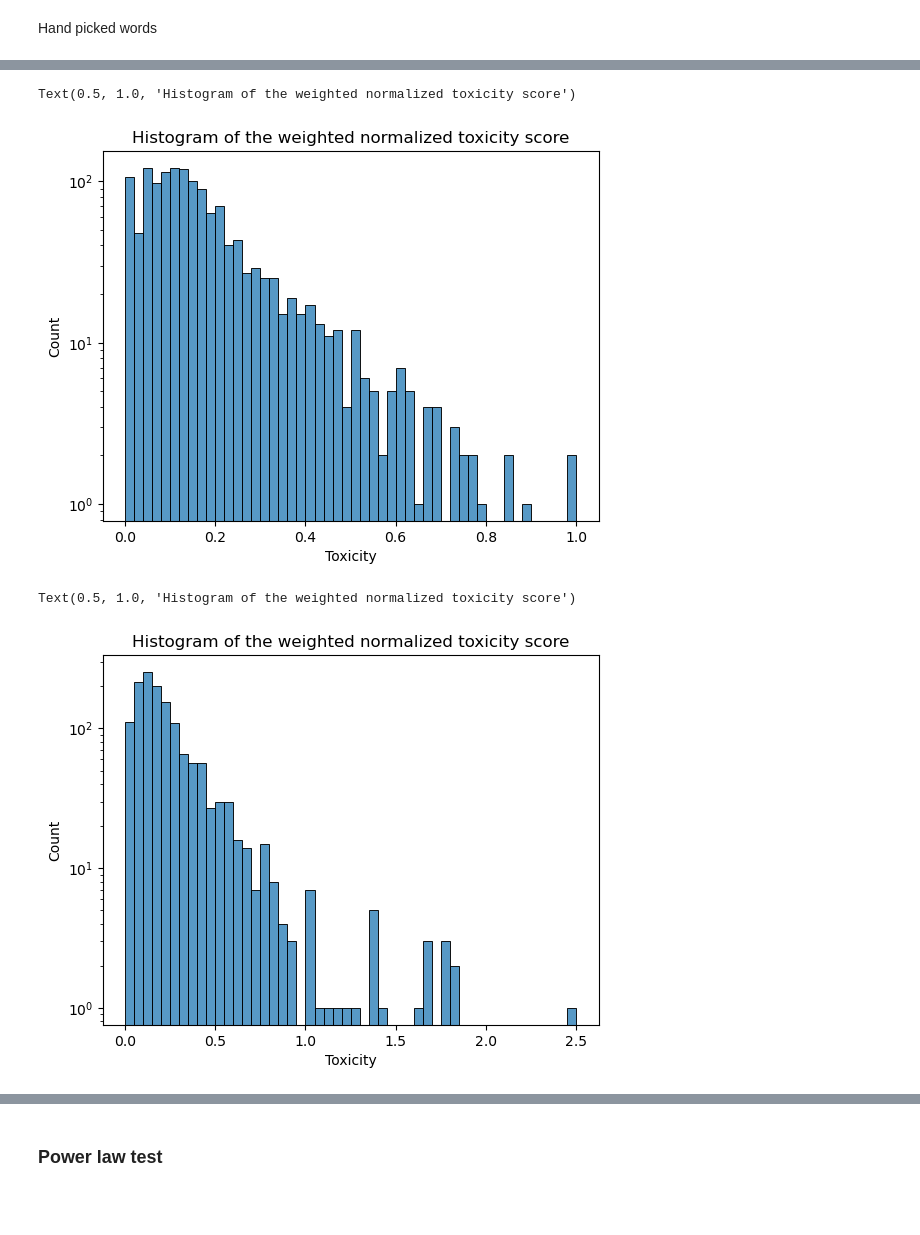
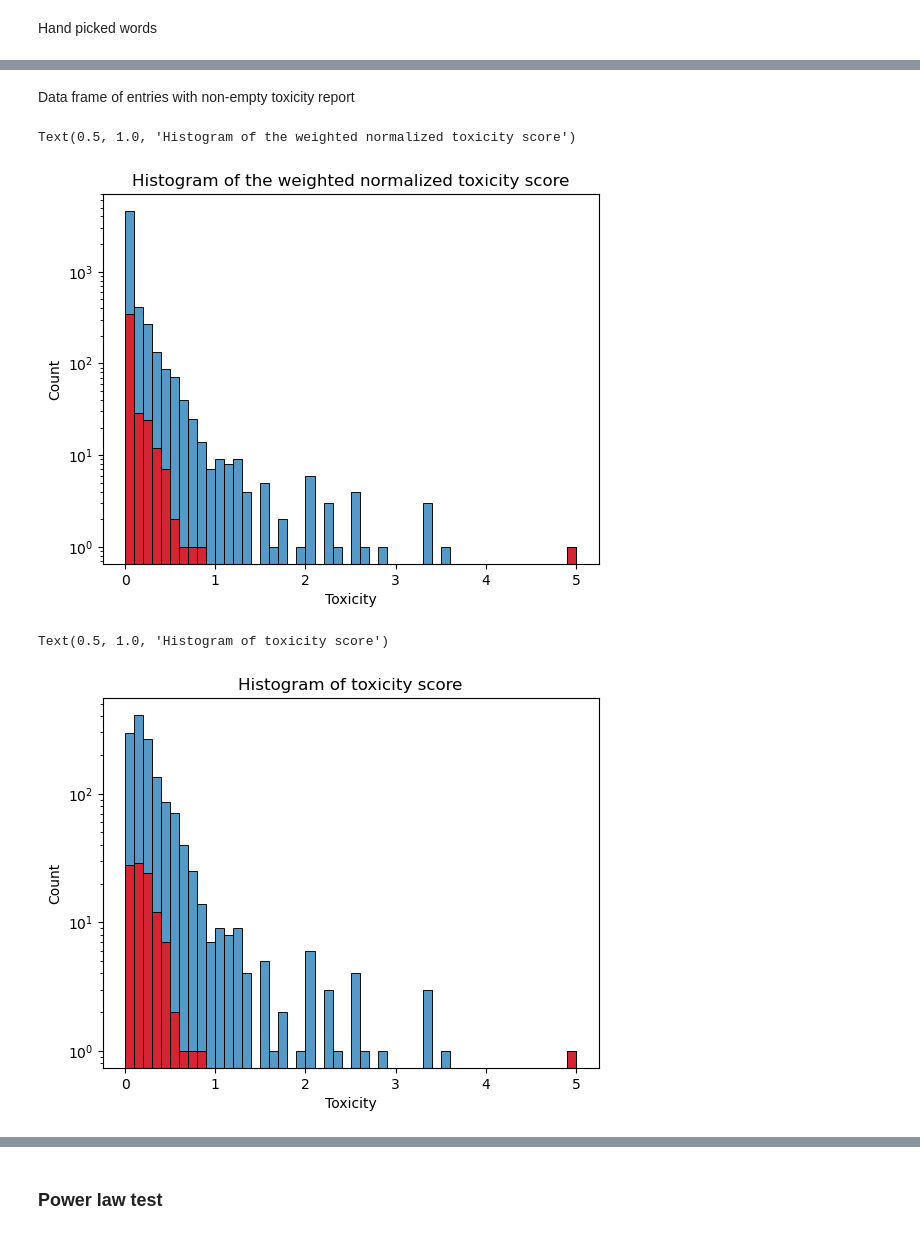
Before and after one commit to epfl-ada/ada-2024-project-hyperbabbage, a Jupyter notebook: trials_mathis copy.ipynb, the cells around one changed output, grey strips where cells are left out. Drawn from its saved outputs; the diff is of its cells as text; code cells hidden in the pictures; blank space fills up the shorter version.

```diff
--- a/trials_mathis copy.ipynb
+++ b/trials_mathis copy.ipynb
@@ -529,7 +549,7 @@ medical_conditions = [
 ]
 # %%
 # very high severity side effects of cancer related drugs
-high_severity = ["cancer","coma","severe","overdose","death","lethal","serious","life-threatening","life threatening","strokes","fatal",]
+high_severity = ["cancer","coma","severe","overdose","death","lethal","serious","life-threatening","life threatening","strokes","fatal","mortality"]
 # %%
 
 toxicity_related_frequent_words = np.unique(list(set(toxicity_related_frequent_words + medical_conditions)))
@@ -541,7 +561,6 @@ for word in toxicity_related_frequent_words:
 # %%
 import re
 from bs4 import BeautifulSoup  # Use BeautifulSoup for HTML tag removal
-
 
 # Function to parse text anad find lowest LD50 value if there is any
 def parse_lowest_ld50(report):
@@ -559,12 +578,12 @@ def assign_severity_score(ld50):
     if ld50 is None:
         return None  # No value, no score
     elif ld50 <= 50:
-        return 10  # Extremely toxic
+        return 20  # Extremely toxic
     elif ld50 <= 300:
-        return 7  # Highly toxic
+        return 10  # Highly toxic
     elif ld50 <= 1000:
-        return 3  # Moderately toxic
+        return 5  # Moderately toxic
     elif ld50 <= 5000:
-        return 1  # Slightly toxic
+        return 2  # Slightly toxic
     else:
         return 0  # Practically non-toxic
@@ -571,11 +593,20 @@ def assign_severity_score(ld50):
 # %%
 # add a count of the number of times each word appears in the toxicity string of each drug
-grouped_df["toxicity_score"] = grouped_df["unique_toxicity"].apply(lambda x: sum(1 for word in toxicity_related_frequent_words if word in str(x)))
-grouped_df["toxicity_score_normalized"] = grouped_df["unique_toxicity"].apply(lambda x: (sum(1 for word in toxicity_related_frequent_words if (word in str(x))) / len(str(x).split()) if len(str(x).split()) != 0 else 0))
-grouped_df["weighted_toxicity_score_normalized"] = grouped_df["unique_toxicity"].apply(lambda x: ((sum(3 for word in high_severity if word in str(x)) + sum(1 for word in low_severity if word in str(x))) / len(str(x).split()) if len(str(x).split()) != 0 else 0))
+# grouped_df["toxicity_score"] = grouped_df["unique_toxicity"].apply(lambda x: sum(1 for word in toxicity_related_frequent_words if word in str(x)))
+# grouped_df["toxicity_score_normalized"] = grouped_df["unique_toxicity"].apply(lambda x: (sum(1 for word in toxicity_related_frequent_words if (word in str(x))) / len(str(x).split()) if len(str(x).split()) != 0 else 0))
+# grouped_df["weighted_toxicity_score_normalized"] = grouped_df["unique_toxicity"].apply(lambda x: ((sum(3 for word in high_severity if word in str(x)) + sum(1 for word in low_severity if word in str(x))) / len(str(x).split()) if len(str(x).split()) != 0 else 0))
 # grouped_df["toxicity_score_normalized"] = grouped_df["toxicity_score"].apply(lambda x: x/len(str(x).split()) if len(str(x).split()) != 0 else 0)
 grouped_df["final_toxicity_score"] =  grouped_df["unique_toxicity"].apply(lambda x: (sum(3 for word in high_severity if word in str(x)) + sum(1 for word in low_severity if word in str(x)) + int(assign_severity_score(parse_lowest_ld50(str(x))))) )
 grouped_df["final_toxicity_score"] =  grouped_df["final_toxicity_score"]/grouped_df["unique_toxicity"].apply(lambda x: len(str(x).split()) if len(str(x).split()) != 0 else 0)
+
+grouped_df["final_toxicity_score_log"] =  grouped_df["unique_toxicity"].apply(lambda x: (sum(3 for word in high_severity if word in str(x)) + sum(1 for word in low_severity if word in str(x)) + int(assign_severity_score(parse_lowest_ld50(str(x))))) )
+grouped_df["final_toxicity_score_log"] =  grouped_df["final_toxicity_score"]/np.log(grouped_df["unique_toxicity"].apply(lambda x: len(str(x).split()) if len(str(x).split()) != 0 else 0))
+# %%
+grouped_df_cancer["final_toxicity_score"] =  grouped_df_cancer["unique_toxicity"].apply(lambda x: (sum(3 for word in high_severity if word in str(x)) + sum(1 for word in low_severity if word in str(x)) + int(assign_severity_score(parse_lowest_ld50(str(x))))) )
+grouped_df_cancer["final_toxicity_score"] =  grouped_df_cancer["final_toxicity_score"]/grouped_df_cancer["unique_toxicity"].apply(lambda x: len(str(x).split()) if len(str(x).split()) != 0 else 0)
+
+grouped_df_cancer["final_toxicity_score_log"] =  grouped_df_cancer["unique_toxicity"].apply(lambda x: (sum(3 for word in high_severity if word in str(x)) + sum(1 for word in low_severity if word in str(x)) + int(assign_severity_score(parse_lowest_ld50(str(x))))) )
+grouped_df_cancer["final_toxicity_score_log"] =  grouped_df_cancer["final_toxicity_score"]/np.log(grouped_df_cancer["unique_toxicity"].apply(lambda x: len(str(x).split()) if len(str(x).split()) != 0 else 0))
 # %%
 grouped_df
 # %% [output]
@@ -681,2 +627,4 @@ plt.tight_layout()
+# %% [markdown]
+Data frame of entries with non-empty toxicity report
 # %%
 grouped_df_tox = grouped_df.loc[grouped_df["unique_toxicity"].isna() == False]
@@ -683,17 +633,21 @@ grouped_df_tox = grouped_df.loc[grouped_df["unique_toxicity"].isna() == False]
 # %%
-sns.histplot(grouped_df_tox["weighted_toxicity_score_normalized"], bins=50)
+sns.histplot(grouped_df["final_toxicity_score"], bins=50)
+sns.histplot(grouped_df_cancer["final_toxicity_score"], bins=50,color="red")
+
 plt.yscale("log")
 plt.xlabel("Toxicity")
 plt.title("Histogram of the weighted normalized toxicity score")
 # %% [output]
 Text(0.5, 1.0, 'Histogram of the weighted normalized toxicity score')
-[figure, old version]
+[figure, new version]
 # %%
 sns.histplot(grouped_df_tox["final_toxicity_score"], bins=50)
+sns.histplot(grouped_df_cancer_tox["final_toxicity_score"], bins=50,color="red")
+
 plt.yscale("log")
 plt.xlabel("Toxicity")
-plt.title("Histogram of the weighted normalized toxicity score")
+plt.title("Histogram of toxicity score")
 # %% [output]
-Text(0.5, 1.0, 'Histogram of the weighted normalized toxicity score')
+Text(0.5, 1.0, 'Histogram of toxicity score')
-[figure, old version]
+[figure, new version]
 # %%
```
Also changed, not shown: parts of 48 cells of this notebook, 1 other file.
